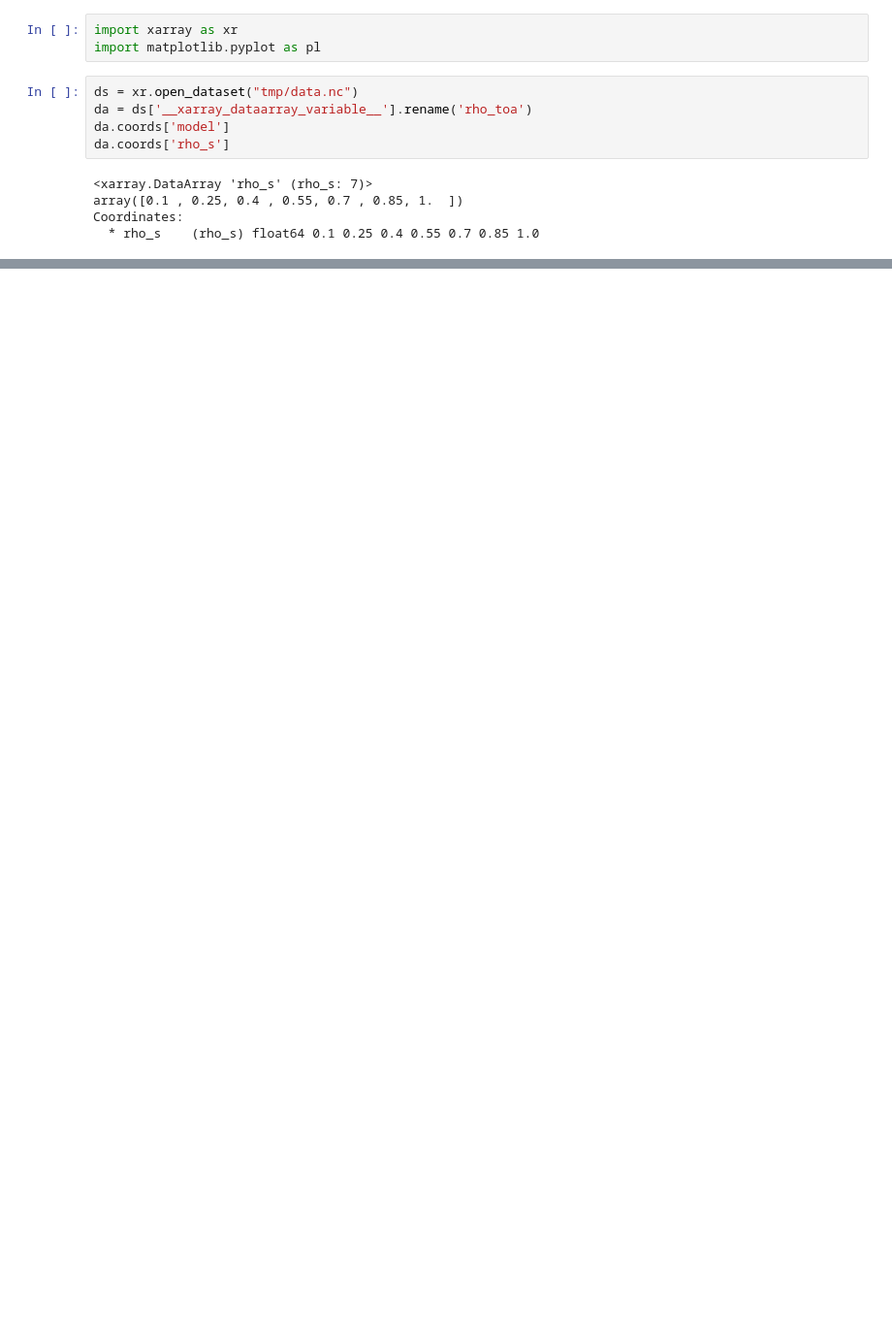
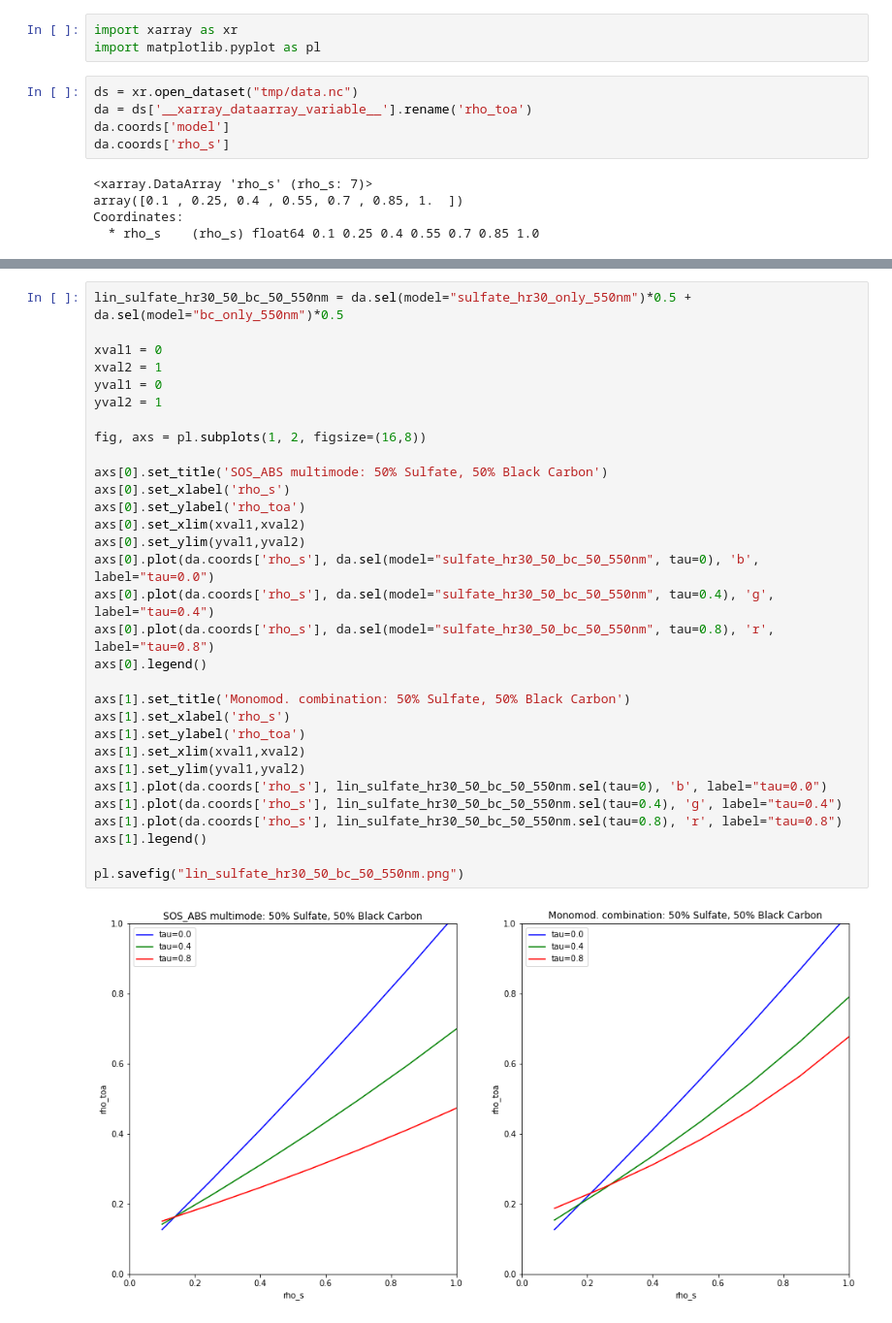
Before and after one commit to jerome-colin/multimode_aer, a Jupyter notebook: visu.ipynb, the cells around one changed output, grey strips where cells are left out. Shown: that part at 97% size. Drawn from its saved outputs; the diff is of its cells as text; blank space fills up the shorter version.

```diff
--- a/visu.ipynb
+++ b/visu.ipynb
@@ -148,0 +152,33 @@ axs[1].legend()
+# %%
+lin_sulfate_hr30_50_bc_50_550nm = da.sel(model="sulfate_hr30_only_550nm")*0.5 + da.sel(model="bc_only_550nm")*0.5
+
+xval1 = 0
+xval2 = 1
+yval1 = 0
+yval2 = 1
+
+fig, axs = pl.subplots(1, 2, figsize=(16,8))
+
+axs[0].set_title('SOS_ABS multimode: 50% Sulfate, 50% Black Carbon')
+axs[0].set_xlabel('rho_s')
+axs[0].set_ylabel('rho_toa')
+axs[0].set_xlim(xval1,xval2)
+axs[0].set_ylim(yval1,yval2)
+axs[0].plot(da.coords['rho_s'], da.sel(model="sulfate_hr30_50_bc_50_550nm", tau=0), 'b', label="tau=0.0")
+axs[0].plot(da.coords['rho_s'], da.sel(model="sulfate_hr30_50_bc_50_550nm", tau=0.4), 'g', label="tau=0.4")
+axs[0].plot(da.coords['rho_s'], da.sel(model="sulfate_hr30_50_bc_50_550nm", tau=0.8), 'r', label="tau=0.8")
+axs[0].legend()
+
+axs[1].set_title('Monomod. combination: 50% Sulfate, 50% Black Carbon')
+axs[1].set_xlabel('rho_s')
+axs[1].set_ylabel('rho_toa')
+axs[1].set_xlim(xval1,xval2)
+axs[1].set_ylim(yval1,yval2)
+axs[1].plot(da.coords['rho_s'], lin_sulfate_hr30_50_bc_50_550nm.sel(tau=0), 'b', label="tau=0.0")
+axs[1].plot(da.coords['rho_s'], lin_sulfate_hr30_50_bc_50_550nm.sel(tau=0.4), 'g', label="tau=0.4")
+axs[1].plot(da.coords['rho_s'], lin_sulfate_hr30_50_bc_50_550nm.sel(tau=0.8), 'r', label="tau=0.8")
+axs[1].legend()
+
+pl.savefig("lin_sulfate_hr30_50_bc_50_550nm.png")
+# %% [output]
+[figure, added]
```
Also changed, not shown: parts of 6 cells of this notebook, 2 other files.
